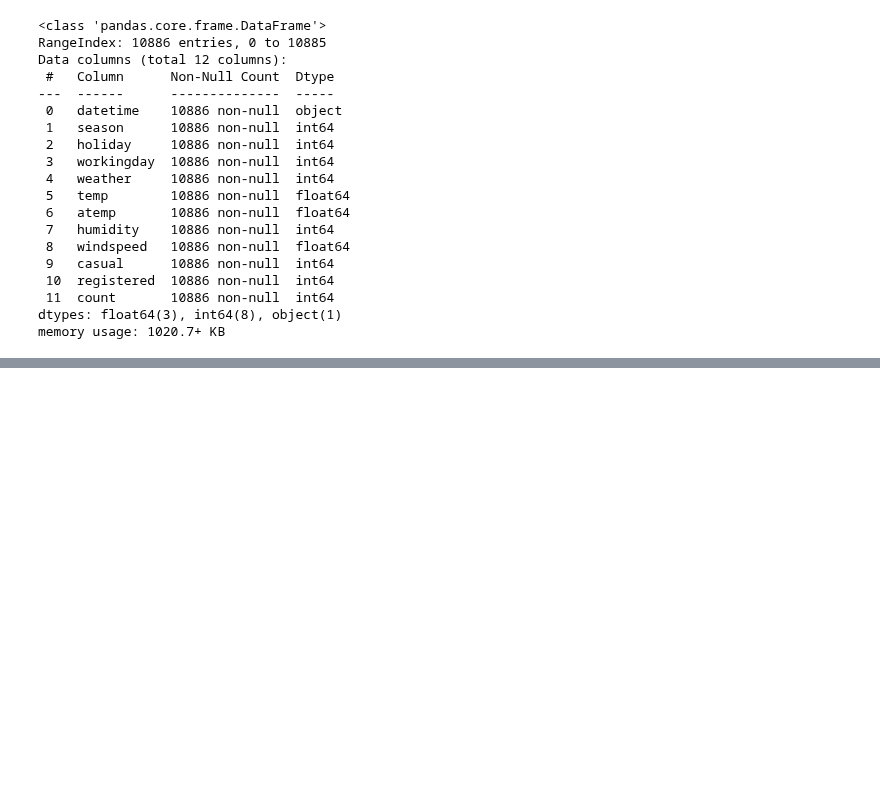
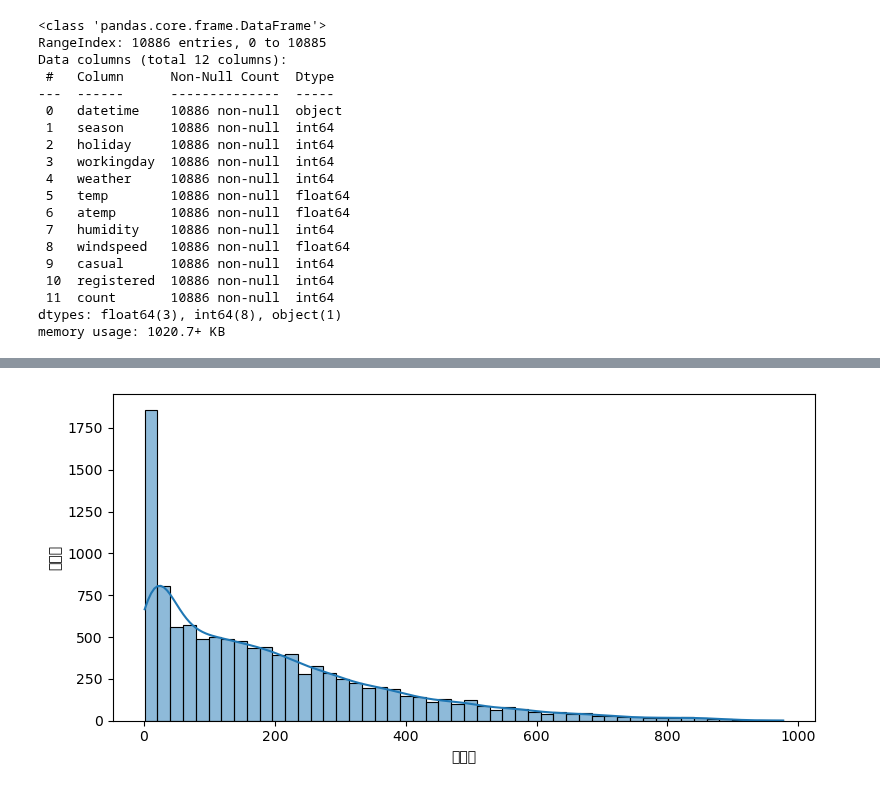
Before and after one commit to irisyshin/hipython_rep, a Jupyter notebook: 39_bike대여량예측모델.ipynb, the cells around one changed output, grey strips where cells are left out. Saved outputs shown, nothing was run; the diff lists cells and outputs as text; code cells hidden in the pictures; blank space fills up the shorter version.

```diff
--- a/39_bike대여량예측모델.ipynb
+++ b/39_bike대여량예측모델.ipynb
@@ -68,0 +106,27 @@ memory usage: 1020.7+ KB
+# %%
+# 3. 데이터 전처리
+from sklearn.preprocessing import StandardScaler
+
+def preprocess(df):
+    df['datetime'] = pd.to_datetime(df['datetime'])
+    df['hour'] = df['datetime'].dt.hour
+    df['day'] = df['datetime'].dt.day
+    df['month'] = df['datetime'].dt.month
+    df['year'] = df['datetime'].dt.year
+    df['weekday'] = df['datetime'].dt.weekday
+    df.drop('datetime', axis=1, inplace=True)
+    return df
+
+df_train = preprocess(df_train)
+df_test = preprocess(df_test)
+
+X = df_train.drop(columns=['count', 'casual', 'registered'])
+y = df_train['count']
+X_test_final = df_test.copy()
+
+# 스케일러
+scaler = StandardScaler()
+X_scaled = scaler.fit_transform(X)
+X_test_scaled = scaler.transform(X_test_final)
+
+X_test_scaled
@@ -68,0 +147,10 @@ memory usage: 1020.7+ KB
+# %%
+# 시각화: 대여량 분포
+plt.figure(figsize=(8, 4))
+sns.histplot(df_train['count'], bins=50, kde=True)
+plt.xlabel("대여량")
+plt.ylabel("빈도수")
+plt.tight_layout()
+plt.show()
+# %% [output]
+[figure, added]
```
Also changed, not shown: parts of 14 cells of this notebook, 1 other file.
